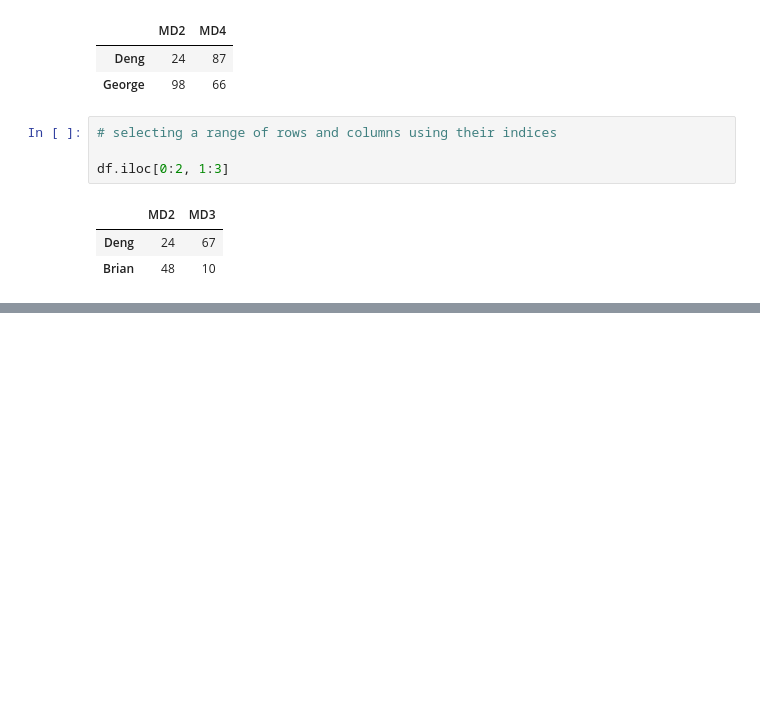
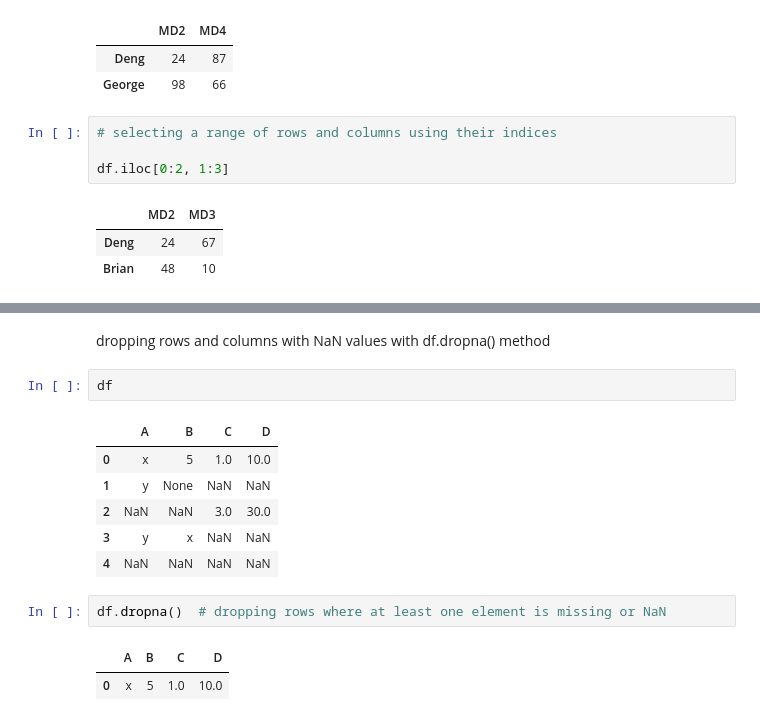
Before and after one commit to Perminus-Karuri/dataanalysis, a Jupyter notebook: pandas_dataframes.ipynb, the cells around one changed output, grey strips where cells are left out. Cells and saved outputs as stored; diff of their text form; blank space fills up the shorter version.

```diff
--- a/pandas_dataframes.ipynb
+++ b/pandas_dataframes.ipynb
@@ -228,0 +278,16 @@ df.iloc[0:2, 1:3]
+# %% [markdown]
+dropping rows and columns with NaN values with df.dropna() method
+# %%
+df
+# %% [output]
+|  | A | B | C | D |
+| 0 | x | 5 | 1.0 | 10.0 |
+| 1 | y | None | NaN | NaN |
+| 2 | NaN | NaN | 3.0 | 30.0 |
+| 3 | y | x | NaN | NaN |
+| 4 | NaN | NaN | NaN | NaN |
+# %%
+df.dropna()  # dropping rows where at least one element is missing or NaN
+# %% [output]
+|  | A | B | C | D |
+| 0 | x | 5 | 1.0 | 10.0 |
```
Also changed, not shown: parts of 24 cells of this notebook.
